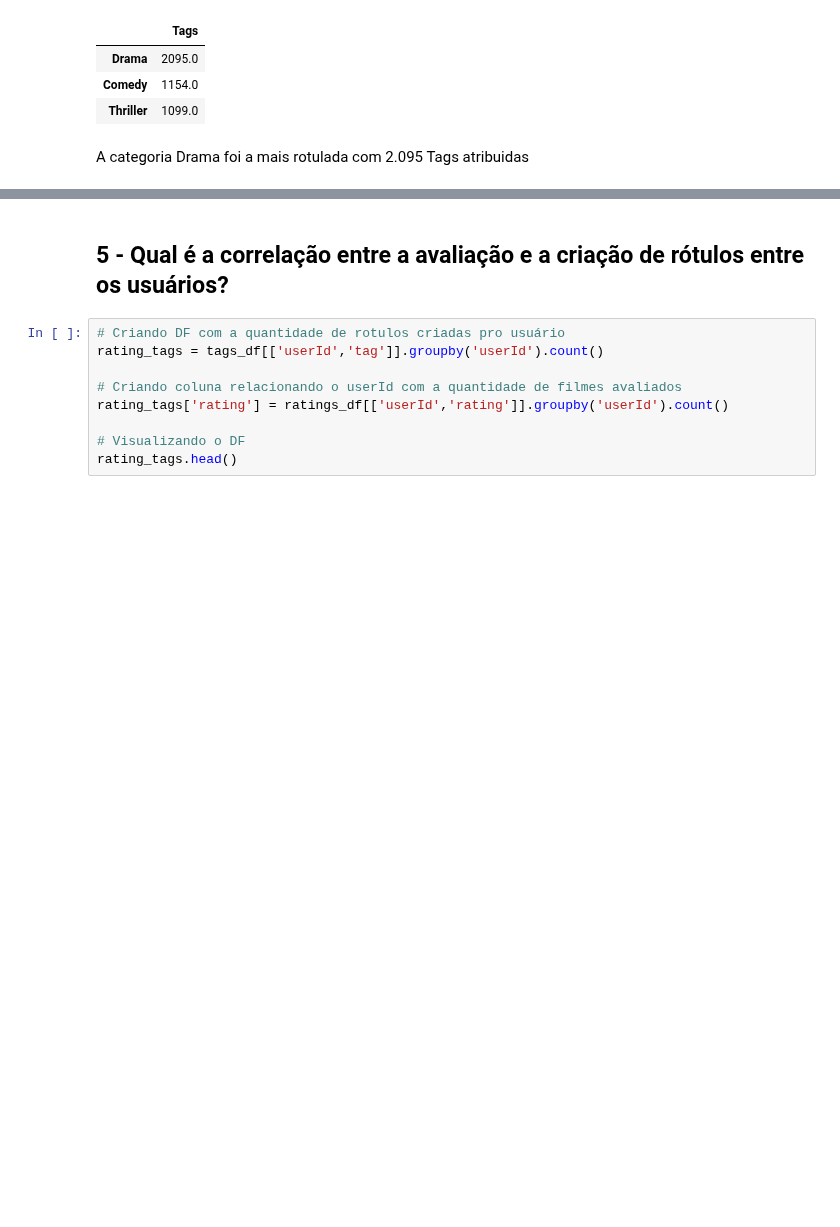
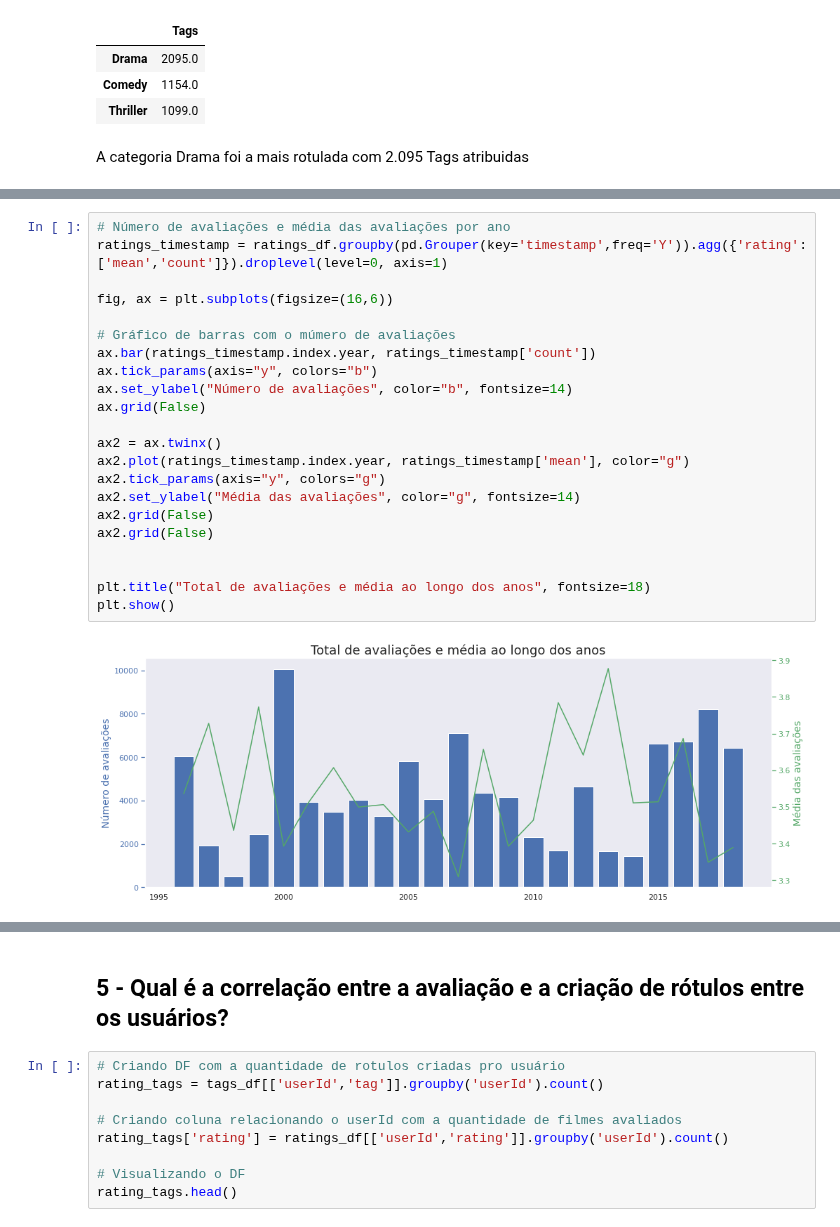
Before and after one commit to dieguim-ifsp-posCD/D1AED, a Jupyter notebook: avaliacoes/20210513-avaliacao01/AED-movie-lens-small.ipynb, the cells around one changed output, grey strips where cells are left out. Drawn from its saved outputs; the diff is of its cells as text; blank space fills up the shorter version.

```diff
--- a/avaliacoes/20210513-avaliacao01/AED-movie-lens-small.ipynb
+++ b/avaliacoes/20210513-avaliacao01/AED-movie-lens-small.ipynb
@@ -912,0 +905,24 @@ plt.show()
+# %%
+# Número de avaliações e média das avaliações por ano
+ratings_timestamp = ratings_df.groupby(pd.Grouper(key='timestamp',freq='Y')).agg({'rating': ['mean','count']}).droplevel(level=0, axis=1)
+
+fig, ax = plt.subplots(figsize=(16,6))
+
+# Gráfico de barras com o múmero de avaliações
+ax.bar(ratings_timestamp.index.year, ratings_timestamp['count'])
+ax.tick_params(axis="y", colors="b")
+ax.set_ylabel("Número de avaliações", color="b", fontsize=14)
+ax.grid(False)
+
+ax2 = ax.twinx()
+ax2.plot(ratings_timestamp.index.year, ratings_timestamp['mean'], color="g")
+ax2.tick_params(axis="y", colors="g")
+ax2.set_ylabel("Média das avaliações", color="g", fontsize=14)
+ax2.grid(False)
+ax2.grid(False)
+
+
+plt.title("Total de avaliações e média ao longo dos anos", fontsize=18)
+plt.show()
+# %% [output]
+[figure, added]
```
Also changed, not shown: parts of 11 cells of this notebook.
